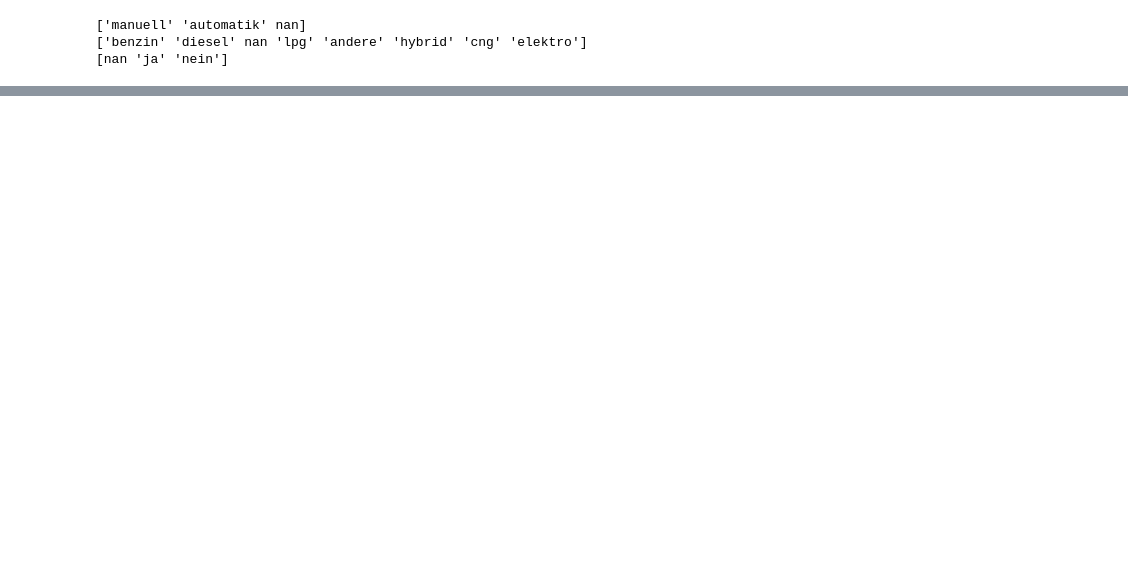
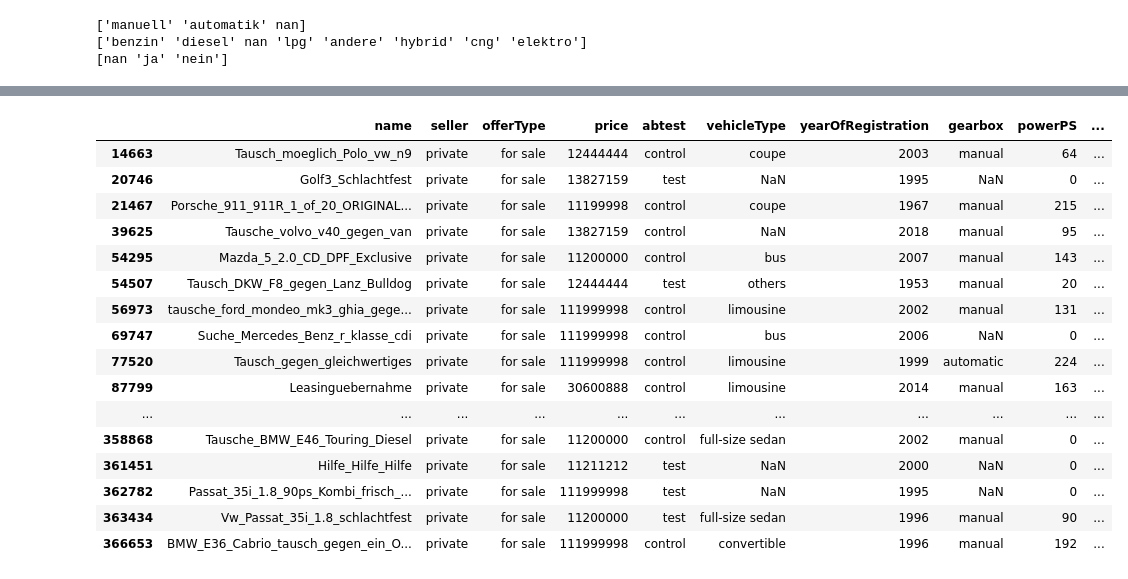
Before and after one commit to thomsu/Ebay-Car-Ads, a Jupyter notebook: CarRegression.ipynb, the cells around one changed output, grey strips where cells are left out. Saved outputs shown, nothing was run; the diff lists cells and outputs as text; code cells hidden in the pictures; blank space fills up the shorter version.

```diff
--- a/CarRegression.ipynb
+++ b/CarRegression.ipynb
@@ -167,0 +182,20 @@ df['name'].nunique()
+# %%
+df.loc[df['price']>5000000]
+# %% [output]
+|  | name | seller | offerType | price | abtest | vehicleType | yearOfRegistration | gearbox | powerPS | ... |
+| 14663 | Tausch_moeglich_Polo_vw_n9 | private | for sale | 12444444 | control | coupe | 2003 | manual | 64 | ... |
+| 20746 | Golf3_Schlachtfest | private | for sale | 13827159 | test | NaN | 1995 | NaN | 0 | ... |
+| 21467 | Porsche_911_911R_1_of_20_ORIGINAL... | private | for sale | 11199998 | control | coupe | 1967 | manual | 215 | ... |
+| 39625 | Tausche_volvo_v40_gegen_van | private | for sale | 13827159 | control | NaN | 2018 | manual | 95 | ... |
+| 54295 | Mazda_5_2.0_CD_DPF_Exclusive | private | for sale | 11200000 | control | bus | 2007 | manual | 143 | ... |
+| 54507 | Tausch_DKW_F8_gegen_Lanz_Bulldog | private | for sale | 12444444 | test | others | 1953 | manual | 20 | ... |
+| 56973 | tausche_ford_mondeo_mk3_ghia_gege... | private | for sale | 111999998 | control | limousine | 2002 | manual | 131 | ... |
+| 69747 | Suche_Mercedes_Benz_r_klasse_cdi | private | for sale | 111999998 | control | bus | 2006 | NaN | 0 | ... |
+| 77520 | Tausch_gegen_gleichwertiges | private | for sale | 111999998 | control | limousine | 1999 | automatic | 224 | ... |
+| 87799 | Leasinguebernahme | private | for sale | 30600888 | control | limousine | 2014 | manual | 163 | ... |
+| ... | ... | ... | ... | ... | ... | ... | ... | ... | ... | ... |
+| 358868 | Tausche_BMW_E46_Touring_Diesel | private | for sale | 11200000 | control | full-size sedan | 2002 | manual | 0 | ... |
+| 361451 | Hilfe_Hilfe_Hilfe | private | for sale | 11211212 | test | NaN | 2000 | NaN | 0 | ... |
+| 362782 | Passat_35i_1.8_90ps_Kombi_frisch_... | private | for sale | 111999998 | test | NaN | 1995 | NaN | 0 | ... |
+| 363434 | Vw_Passat_35i_1.8_schlachtfest | private | for sale | 11200000 | test | full-size sedan | 1996 | manual | 90 | ... |
+| 366653 | BMW_E36_Cabrio_tausch_gegen_ein_O... | private | for sale | 111999998 | control | convertible | 1996 | manual | 192 | ... |
```
Also changed, not shown: parts of 35 cells of this notebook, 2 other files.
